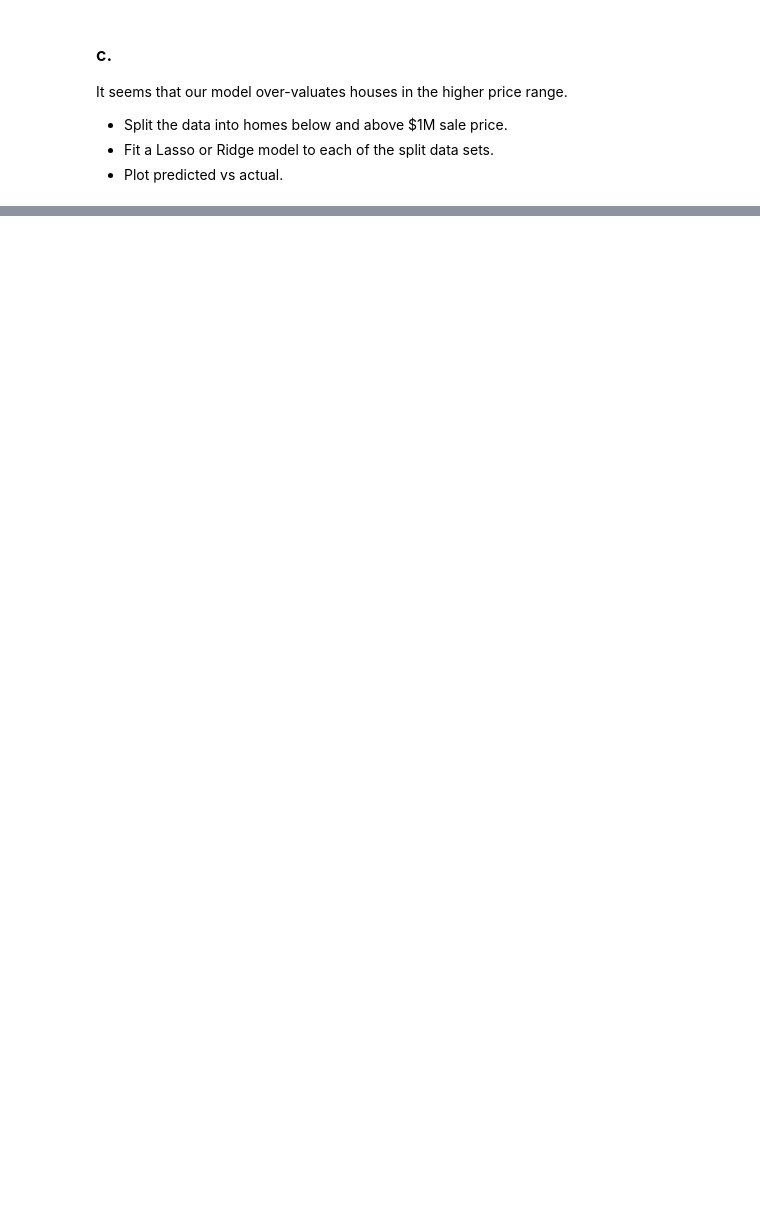
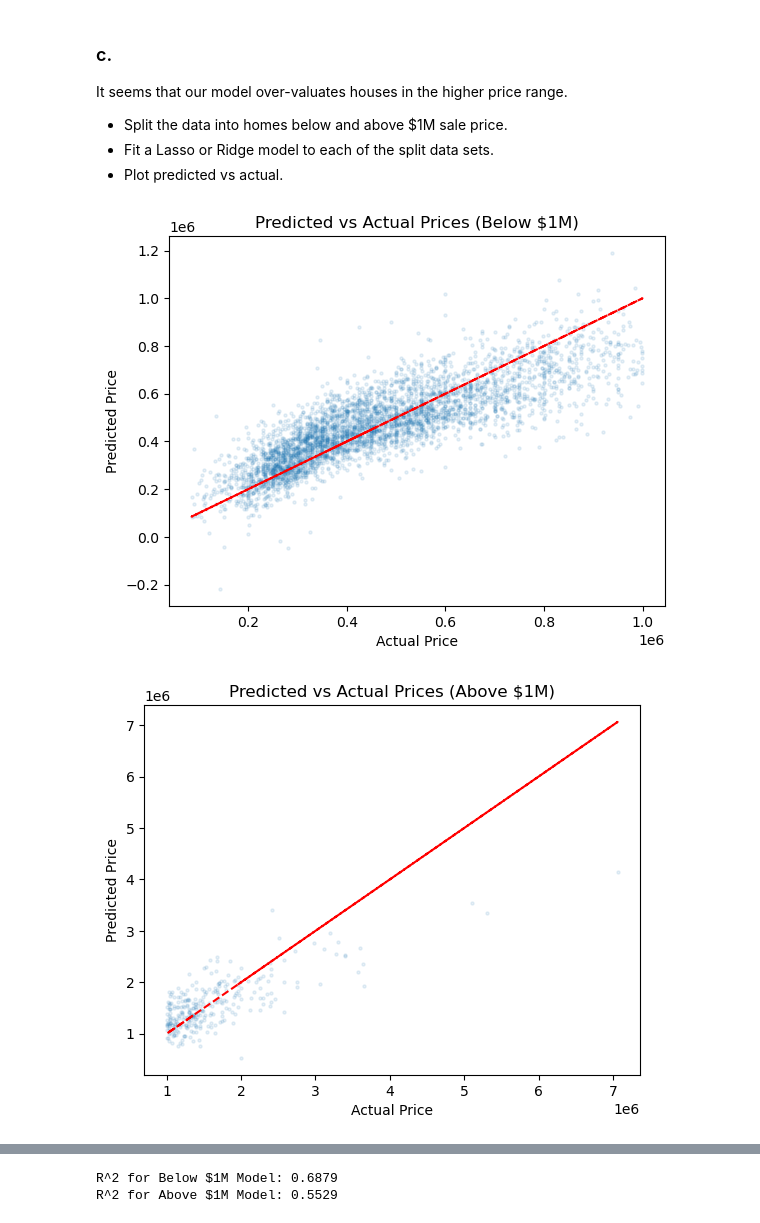
Before and after one commit to GettysburgDataScience/ps1-linear-regression-Saheedah20, a Jupyter notebook: PS1.ipynb, the cells around one changed output, grey strips where cells are left out. Drawn from its saved outputs; the diff is of its cells as text; code cells hidden in the pictures; blank space fills up the shorter version.

```diff
--- a/PS1.ipynb
+++ b/PS1.ipynb
@@ -361,24 +361,27 @@ feature_columns = [col for col in housing_df.columns if col not in ['price', 'da
 X = housing_df[feature_columns]
 y = housing_df['price']
 
-# Standardize the features
-scaler = StandardScaler()
-X_scaled = scaler.fit_transform(X)
 
 # Save feature names
 feature_names = X.columns
 
 # Split data into training and testing sets
-X_train, X_test, y_train, y_test = train_test_split(X_scaled, y, test_size=0.2, random_state=1)
+X_train, X_test, y_train, y_test = train_test_split(X, y, test_size=0.2, random_state=1)
+
+# Standardize the features
+scaler = StandardScaler()
+X_scaled_Train = scaler.fit_transform(X_train)
+X_scaled_Test = scaler.transform(X_test)
+
 
 # Train Ridge Regression Model with tuned alpha
-alpha_value = 100  # Play around with this until R² > 0.65
+alpha_value = 0.1  # Play around with this until R² > 0.65
 ridge_model = Ridge(alpha=alpha_value)
-ridge_model.fit(X_train, y_train)
-y_pred_ridge = ridge_model.predict(X_test)
+ridge_model.fit(X_scaled_Train, y_train)
+y_pred_ridge = ridge_model.predict(X_scaled_Test)
 
 # Evaluate Ridge model
-r2_ridge = r2_score(y_test, y_pred_ridge)
+r2_ridge = ridge_model.score(X_scaled_Test, y_test)
 mse_ridge = mean_squared_error(y_test, y_pred_ridge)
 
 # Identify the top 3 most significant features
@@ -416,5 +419,52 @@ It seems that our model over-valuates houses in the higher price range.
  - Split the data into homes below and above $1M sale price.
  - Fit a Lasso or Ridge model to each of the split data sets.
  - Plot predicted vs actual.
+# %%
+# Split data into below and above $1M
+below_1M = housing_df[housing_df['price'] < 1000000]
+above_1M = housing_df[housing_df['price'] >= 1000000]
+
+# Function to split data
+def split_data(df):
+    X_train, X_test, y_train, y_test = train_test_split(df[feature_columns], df['price'], test_size=0.2, random_state=1)
+    return X_train, X_test, y_train, y_test
+
+X_train_below, X_test_below, y_train_below, y_test_below = split_data(below_1M)
+X_train_above, X_test_above, y_train_above, y_test_above = split_data(above_1M)
+
+# Standardize the features
+scaler = StandardScaler()
+X_scaled_Train_below = scaler.fit_transform(X_train_below)
+X_scaled_Test_below = scaler.transform(X_test_below)
+
+scaler2 = StandardScaler()
+X_scaled_Train_above = scaler2.fit_transform(X_train_above)
+X_scaled_Test_above = scaler2.transform(X_test_above)
+
+# Train Ridge regression models
+ridge_below = Ridge(alpha=10)
+ridge_above = Ridge(alpha=10)
+
+ridge_below.fit(X_scaled_Train_below, y_train_below)
+ridge_above.fit(X_scaled_Train_above, y_train_above)
+
+# Predict
+y_pred_below = ridge_below.predict(X_scaled_Test_below)
+y_pred_above = ridge_above.predict(X_scaled_Test_above)
+
+# Plot predictions
+def plot_results(y_test, y_pred, title):
+    plt.scatter(y_test, y_pred, s = 5, alpha=0.1)
+    plt.plot(y_test, y_test, color='red', linestyle='dashed')
+    plt.xlabel("Actual Price")
+    plt.ylabel("Predicted Price")
+    plt.title(title)
+    plt.show()
+
+plot_results(y_test_below, y_pred_below, "Predicted vs Actual Prices (Below $1M)")
+plot_results(y_test_above, y_pred_above, "Predicted vs Actual Prices (Above $1M)")
+# %% [output]
+[figure, added]
+[figure, added]
 # %% [markdown]
 <Your written answers>
@@ -423,3 +471,14 @@ It seems that our model over-valuates houses in the higher price range.
+# %%
+# Calculate R^2 scores
+
+r2_below = ridge_below.score(X_scaled_Test_below, y_test_below)
+r2_above = ridge_above.score(X_scaled_Test_above, y_test_above)
+
+print(f"R^2 for Below $1M Model: {r2_below:.4f}")
+print(f"R^2 for Above $1M Model: {r2_above:.4f}")
+# %% [output]
+R^2 for Below $1M Model: 0.6879
+R^2 for Above $1M Model: 0.5529
 # %% [markdown]
  ### Your written answers here
 
```
Also changed, not shown: parts of 14 cells of this notebook, 1 other file.
